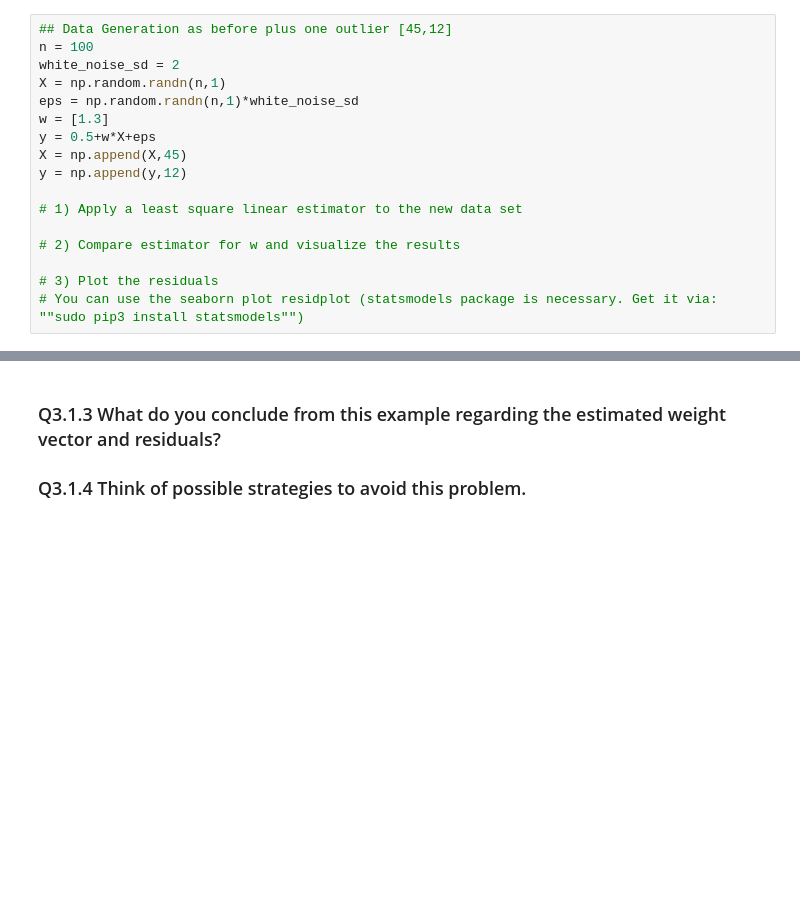
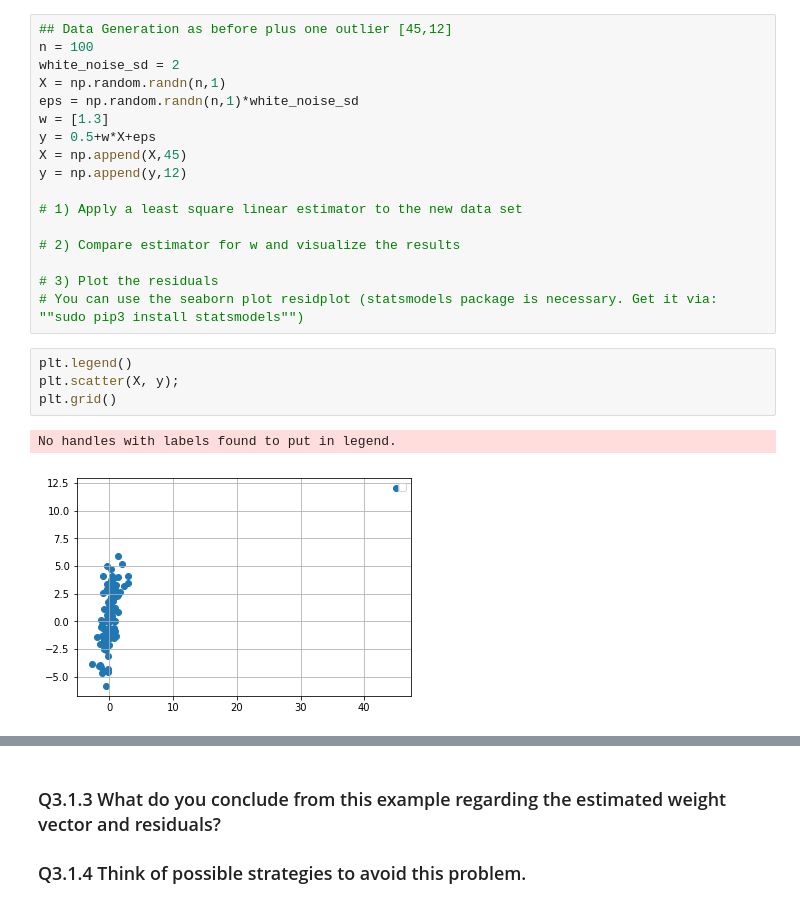
Before and after one commit to ChrisProgramming2018/machineLearning, a Jupyter notebook: 2.LinearRegression/3.1 Least Square Linear Regression.ipynb, the cells around one changed output, grey strips where cells are left out. Cells and saved outputs as stored; diff of their text form; blank space fills up the shorter version.

```diff
--- a/2.LinearRegression/3.1 Least Square Linear Regression.ipynb
+++ b/2.LinearRegression/3.1 Least Square Linear Regression.ipynb
@@ -200,3 +212,10 @@ y = np.append(y,12)
 
 # 3) Plot the residuals
 # You can use the seaborn plot residplot (statsmodels package is necessary. Get it via: ""sudo pip3 install statsmodels"")
+# %%
+plt.legend()
+plt.scatter(X, y);
+plt.grid()
+# %% [output]
+No handles with labels found to put in legend.
+[figure, added]
```
Also changed, not shown: parts of 12 cells of this notebook.
